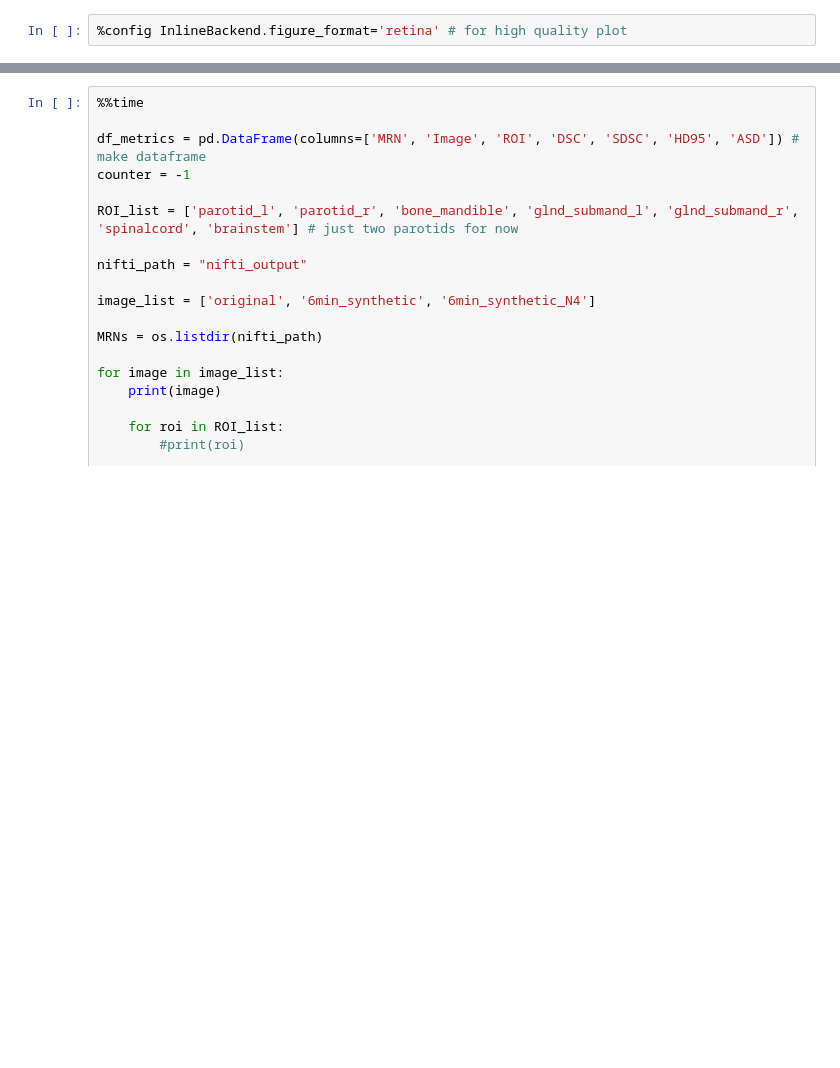
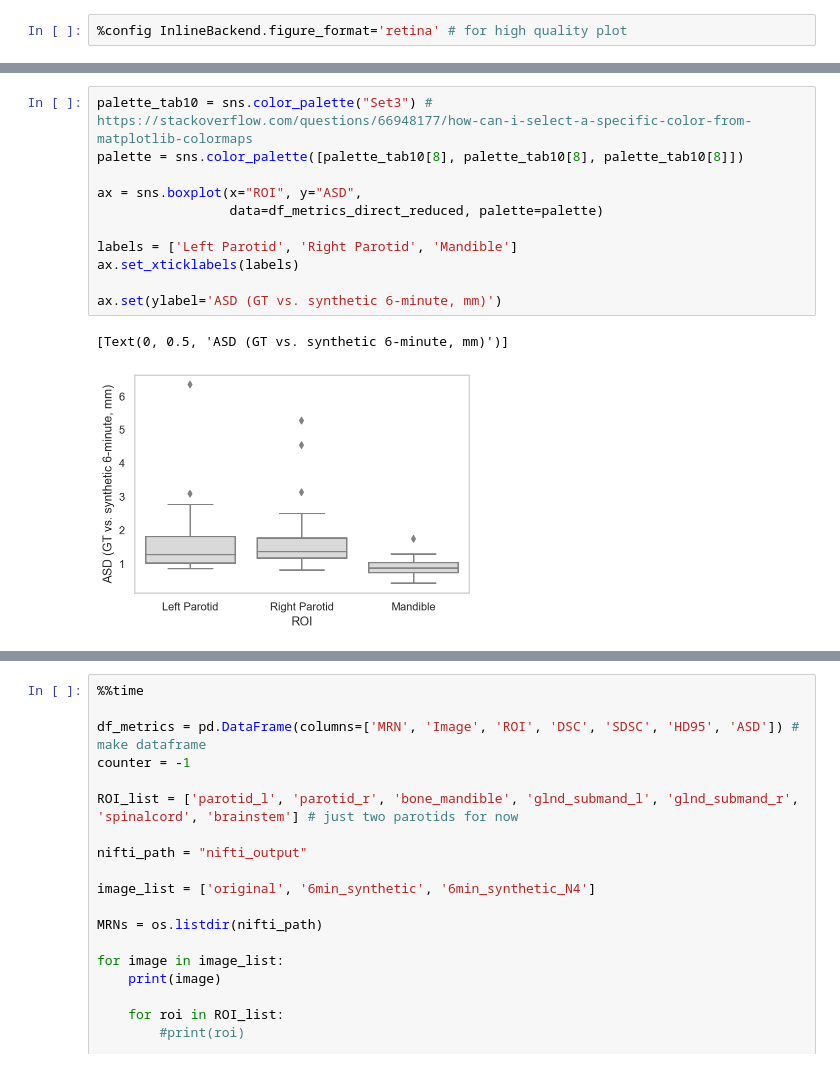
Before and after one commit to kwahid/2min_6min_synthetic_MRI, a Jupyter notebook: Code/Autoseg_analysis.ipynb, the cells around one changed output, grey strips where cells are left out. Drawn from its saved outputs; the diff is of its cells as text; blank space fills up the shorter version.

```diff
--- a/Code/Autoseg_analysis.ipynb
+++ b/Code/Autoseg_analysis.ipynb
@@ -15,0 +185,14 @@ from surface_distance import compute_surface_distances, compute_surface_dice_at_
+# %%
+palette_tab10 = sns.color_palette("Set3") # https://stackoverflow.com/questions/66948177/how-can-i-select-a-specific-color-from-matplotlib-colormaps
+palette = sns.color_palette([palette_tab10[8], palette_tab10[8], palette_tab10[8]])
+
+ax = sns.boxplot(x="ROI", y="ASD",
+                 data=df_metrics_direct_reduced, palette=palette)
+
+labels = ['Left Parotid', 'Right Parotid', 'Mandible']
+ax.set_xticklabels(labels)
+
+ax.set(ylabel='ASD (GT vs. synthetic 6-minute, mm)')
+# %% [output]
+[Text(0, 0.5, 'ASD (GT vs. synthetic 6-minute, mm)')]
+[figure, added]
```
Also changed, not shown: parts of 25 cells of this notebook.
